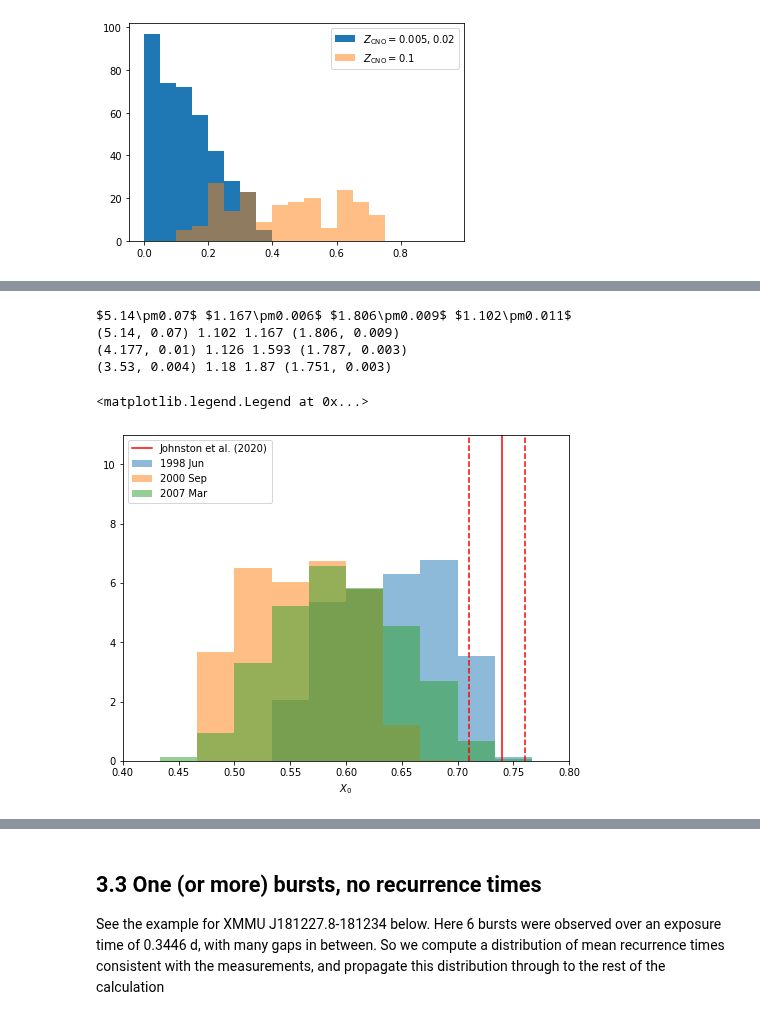
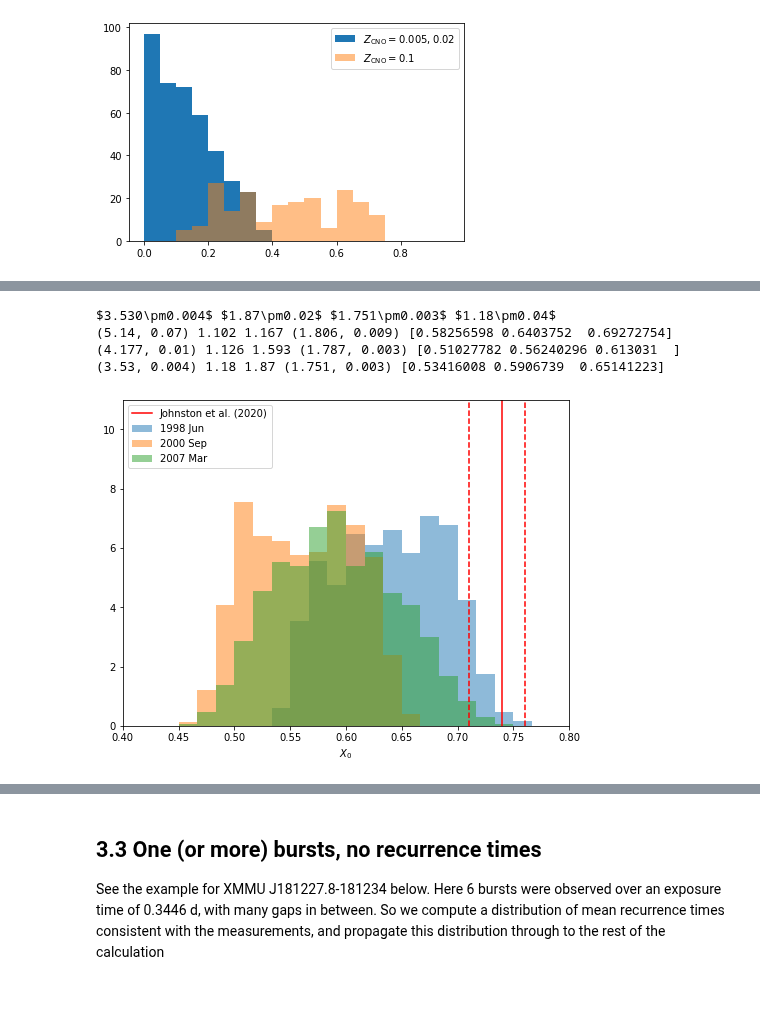
Before and after one commit to outs1der/concord, a Jupyter notebook: Inferring burster properties.ipynb, the cells around one changed output, grey strips where cells are left out. Drawn from its saved outputs; the diff is of its cells as text; code cells hidden in the pictures.

```diff
--- a/Inferring burster properties.ipynb
+++ b/Inferring burster properties.ipynb
@@ -649,8 +649,8 @@ First read in the data from the reference burst sample; this is done as part of
 # It doesn't matter which burst you choose here; this is just
 # to trigger concord to read the reference burst table
 
-obs = cd.ObservedBurst.ref('4U 1820-303', 2.681)
+obs = cd.ObservedBurst.ref('GS 1826-24', 3.5)
 
-i = 6 # select the first epoch burst from 1820
+i = 0 # select the first epoch burst from 1826
 obs.table[i]
 # %% [output]
@@ -661,13 +660,0 @@ Row index=6
-# %%
-f_unit = u.erg/u.cm**2/u.s
-nsamp = 1000
-
-# Extract the data from this row and plot the alpha values
-
-print (obs.table[i][0], obs.table[i][3], obs.table[i][4], obs.table[i][5], obs.table[i][7])
-
-# Convert table strings to quantities (and errors, where available)
-tdel = cd.decode_LaTeX(obs.table[i][3])
-fper, e_fper = cd.decode_LaTeX(obs.table[i][4])
-fluen, fluene  = cd.decode_LaTeX(obs.table[i][7])
-bc = cd.decode_LaTeX(obs.table[i][5])
@@ -828,38 +663,44 @@ Row index=0
 # %%
 print (obs.table[i][3], obs.table[i][4], obs.table[i][5], obs.table[i][7])
 
 # Loop over the three epochs and determine the X_0 distribution for each one, comparing with
 # Johnston et al. 20
 
+
+plt.rcParams["figure.figsize"] = (8,6)
+
+Z_CNO=0.02
 for i in range(3):
     tdel = cd.decode_LaTeX(obs.table[i][3])
     fper, e_fper = cd.decode_LaTeX(obs.table[i][4])
     fluen, fluene  = cd.decode_LaTeX(obs.table[i][7])
     bc, bce = cd.decode_LaTeX(obs.table[i][5])
 # Could calculate alpha via the other parameters, should really incorporate this into hfrac
 # alpha = tex2val(obs.table[i][9])
 # alpha =  np.random.normal(0., 1., size=nsamp) * alpha[1] + alpha[0]
 
 # Here's the (new) built-in calculation in concord, for comparison
 
-    print (tdel, fluen, fper, (bc, bce))
+    # plt.hist(alpha.distribution,alpha=0.5,label=obs.table[i][0],bins=np.arange(30)/2.+30.)
+    xbar = cd.hfrac(tdel*u.hr, fluen=(fluen, fluene), fper=(fper, e_fper), c_bol=(bc, bce),
+                    imin=66, imax=71, zcno=Z_CNO,
+                    fulldist=True)#, imin=65, imax=80)
+    plt.hist(xbar['X_0'].distribution,alpha=0.5,label=obs.table[i][0],bins=np.arange(60)/60.,density=True)
 
-    # plt.hist(alpha.distribution,alpha=0.5,label=obs.table[i][0],bins=np.arange(30)/2.+30.)
-    xbar = cd.hfrac(tdel*u.hr, fluen=(fluen, fluene), fper=(fper, e_fper), c_bol=(bc, bce), imin=66, imax=71,
-                   fulldist=True)#, imin=65, imax=80)
-    plt.hist(xbar['X_0'].distribution,alpha=0.5,label=obs.table[i][0],bins=np.arange(30)/30.,density=True)
+    print (tdel, fluen, fper, (bc, bce), np.percentile(xbar['X_0'].distribution, (50-cd.CONF/2, 50, 50+cd.CONF/2)))
 
 plt.xlabel('$X_0$')
 plt.axvline(0.74,color='r',label='Johnston et al. (2020)') # central value from johnston20
 plt.axvline(0.74-0.03,color='r',linestyle='--')
 plt.axvline(0.74+0.02,color='r',linestyle='--')
 plt.xlim(0.4,0.8)
 plt.ylim(0,11)
 plt.legend()
+
+plt.savefig("fig1826.pdf", bbox_inches='tight')
 # %% [output]
-$5.14\pm0.07$ $1.167\pm0.006$ $1.806\pm0.009$ $1.102\pm0.011$
-(5.14, 0.07) 1.102 1.167 (1.806, 0.009)
-(4.177, 0.01) 1.126 1.593 (1.787, 0.003)
-(3.53, 0.004) 1.18 1.87 (1.751, 0.003)
+$3.530\pm0.004$ $1.87\pm0.02$ $1.751\pm0.003$ $1.18\pm0.04$
+(5.14, 0.07) 1.102 1.167 (1.806, 0.009) [0.58256598 0.6403752  0.69272754]
+(4.177, 0.01) 1.126 1.593 (1.787, 0.003) [0.51027782 0.56240296 0.613031  ]
+(3.53, 0.004) 1.18 1.87 (1.751, 0.003) [0.53416008 0.5906739  0.65141223]
-<matplotlib.legend.Legend at 0x...>
-[figure, old version]
+[figure, new version]
```
Also changed, not shown: parts of 15 cells of this notebook, 1 other file.
